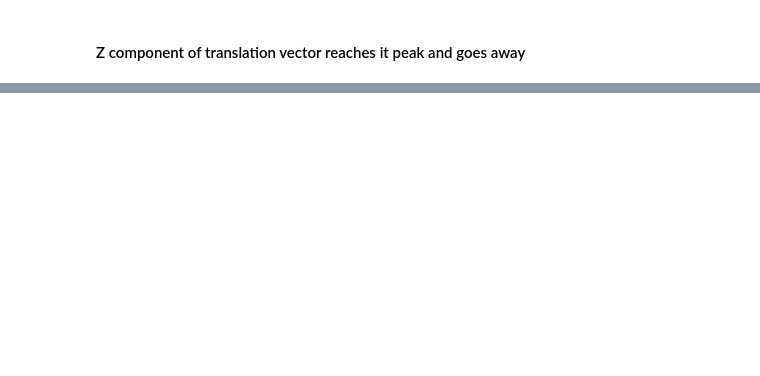
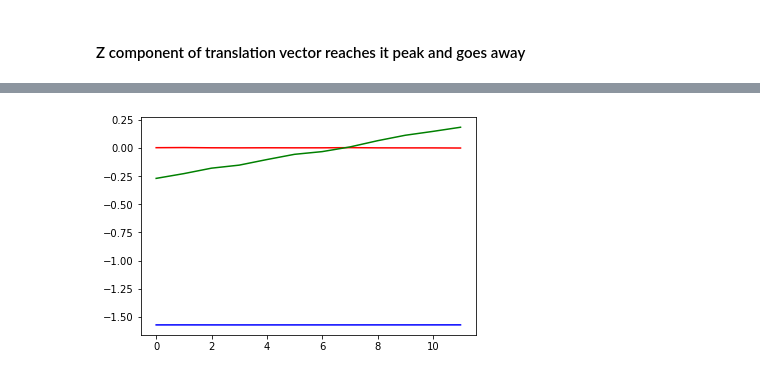
Before and after one commit to mediamead/oneroid, a Jupyter notebook: ipynb/sweep-1x.ipynb, the cells around one changed output, grey strips where cells are left out. Saved outputs shown, nothing was run; the diff lists cells and outputs as text; code cells hidden in the pictures; blank space fills up the shorter version.

```diff
--- a/ipynb/sweep-1x.ipynb
+++ b/ipynb/sweep-1x.ipynb
@@ -142,0 +172,19 @@ plt.plot(tvecs[:,2], 'r.')
+# %%
+def rodrigues_to_euler_angles(rvec):
+        mat, jac = cv2.Rodrigues(rvec)
+
+        sy = np.sqrt(mat[0, 0] * mat[0, 0] + mat[1, 0] * mat[1, 0])
+
+        singular = sy < 1e-6
+
+        if not singular:
+            x = np.math.atan2(mat[2, 1], mat[2, 2])
+            y = np.math.atan2(-mat[2, 0], sy)
+            z = np.math.atan2(mat[1, 0], mat[0, 0])
+
+        else:
+            x = np.math.atan2(-mat[1, 2], mat[1, 1])
+            y = np.math.atan2(-mat[2, 0], sy)
+            z = 0
+
+        return np.array([x, y, z])
@@ -143 +195,11 @@ plt.plot(tvecs[:,2], 'r.')
+# %%
+evecs=[]
+for rvec in rvecs:
+    evec = rodrigues_to_euler_angles(rvec)
+    evecs.append(evec)
+evecs=np.array(evecs)
+# %%
+_ = plt.plot(evecs[:,0], 'r', evecs[:,1], 'g', evecs[:,2], 'b', )
+# %% [output]
+[figure, added]
 # %%
```
Also changed, not shown: parts of 21 cells of this notebook, 2 other files.
